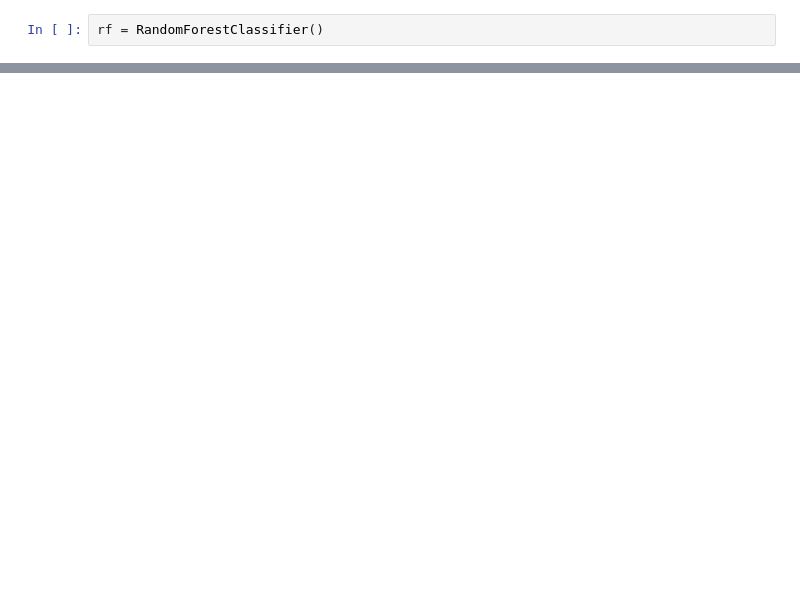
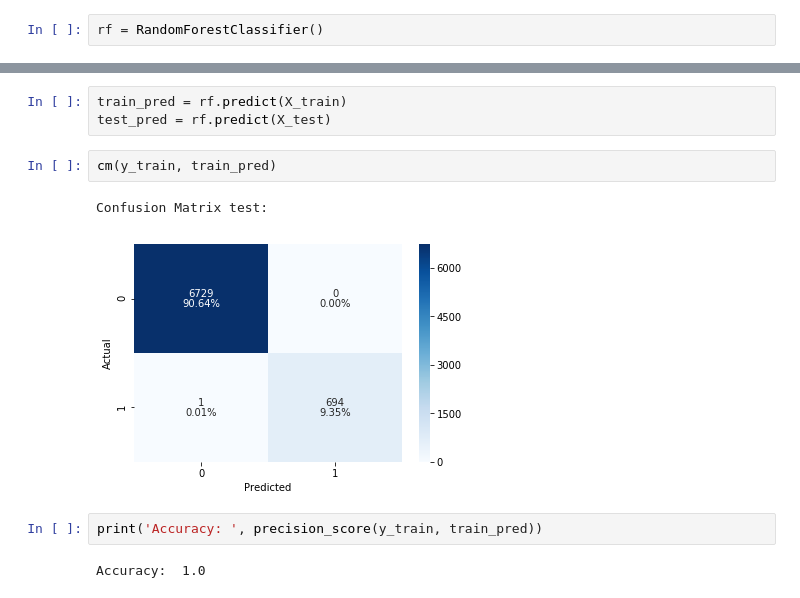
Before and after one commit to Cheffrey2000/dsc-mod-5-project-online-ds-ft-090919, a Jupyter notebook: Model_Setup.ipynb, the cells around one changed output, grey strips where cells are left out. Saved outputs shown, nothing was run; the diff lists cells and outputs as text; blank space fills up the shorter version.

```diff
--- a/Model_Setup.ipynb
+++ b/Model_Setup.ipynb
@@ -70,0 +86,12 @@ RandomForestClassifier(bootstrap=True, class_weight=None, criterion='gini',
+# %%
+train_pred = rf.predict(X_train)
+test_pred = rf.predict(X_test)
+# %%
+cm(y_train, train_pred)
+# %% [output]
+Confusion Matrix test:
+[figure, added]
+# %%
+print('Accuracy: ', precision_score(y_train, train_pred))
+# %% [output]
+Accuracy:  1.0
```
Also changed, not shown: parts of 42 cells of this notebook, 5 other files.
